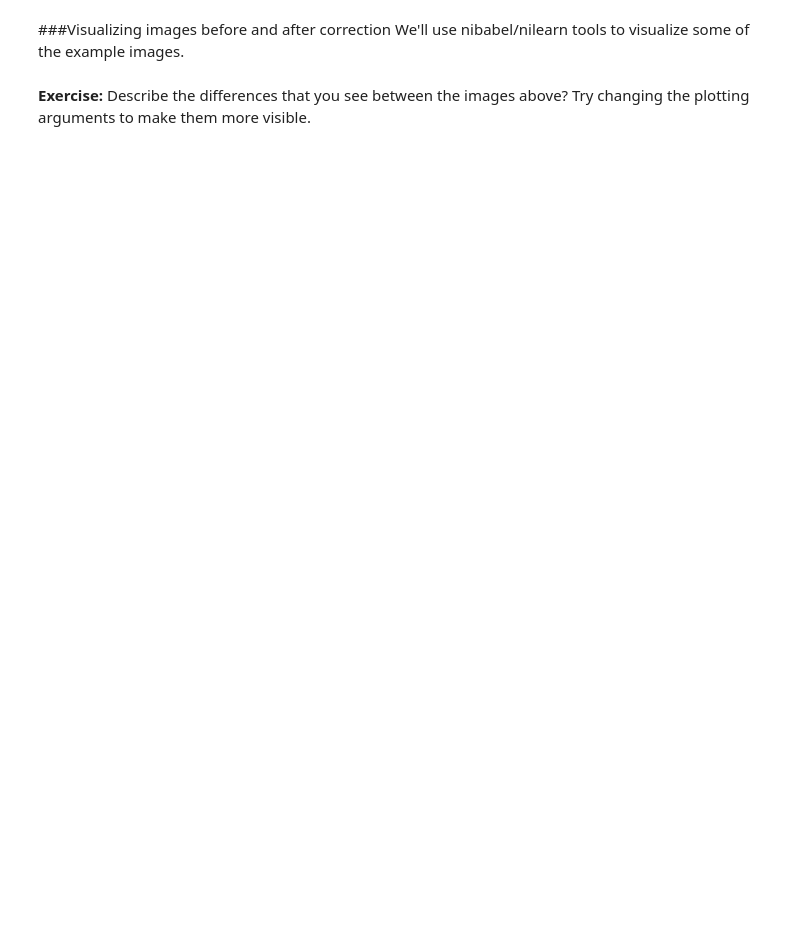
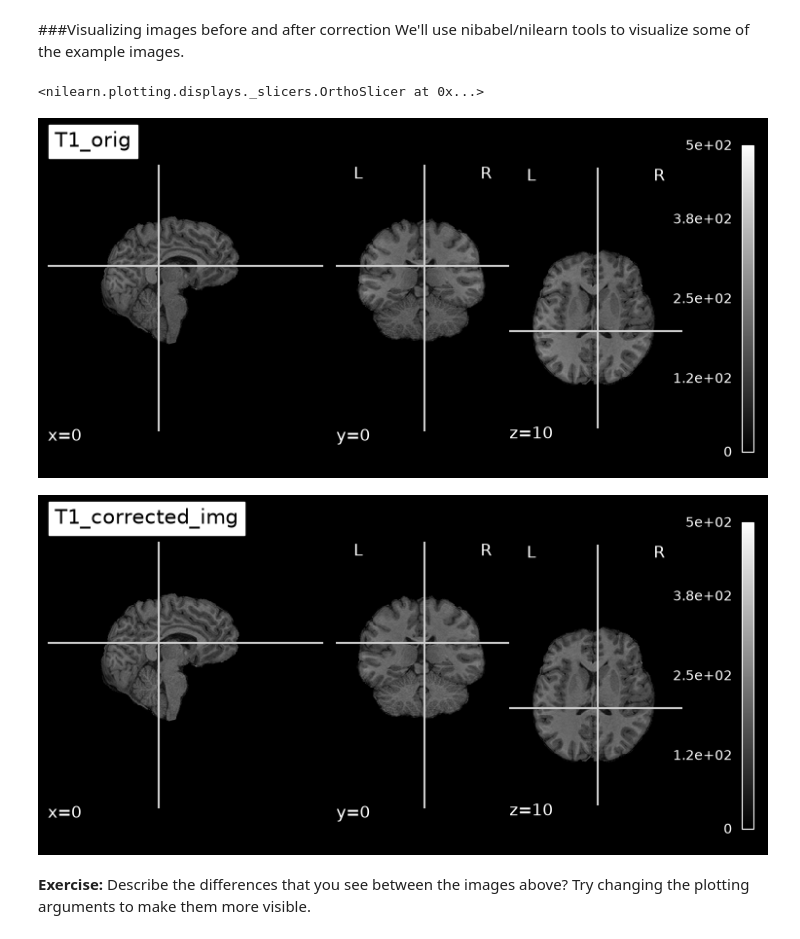
Before and after one commit to sacumesh/medical-imagining-labs, a Jupyter notebook: P2/MBDS_P2_exercises.ipynb, the cells around one changed output. Cells and saved outputs as stored; diff of their text form; code cells hidden in the pictures; blank space fills up the shorter version.

```diff
--- a/P2/MBDS_P2_exercises.ipynb
+++ b/P2/MBDS_P2_exercises.ipynb
@@ -100,16 +114,26 @@ The ***bias field correction*** produces changes in the histogram and can have a
 ###Visualizing images before and after correction
 We'll use nibabel/nilearn tools to visualize some of the example images.
 # %%
+from pathlib import Path
+
+
+DATA_DIR = "data_MHEDAS_MI_P1"
+base_dir = Path(DATA_DIR) if Path(DATA_DIR).exists() else Path(".")
+
 import nibabel as nib
 from nilearn import plotting
-T1_orig = 'example_T1_brain.nii.gz'
-T1_corrected = 'example_T1_brain_restore.nii.gz' # this is the bias corrected image :)
+T1_orig = base_dir / 'example_T1_brain.nii.gz'
+T1_corrected = base_dir / 'example_T1_brain_restore.nii.gz' # this is the bias corrected image :)
 T1_img_orig = nib.load(T1_orig)
 T1_img_corrected = nib.load(T1_corrected)
 
 # plot
 cut_coords = (0,0,10) # try changing these coordinates
 plotting.plot_anat(T1_orig, title="T1_orig", cut_coords=cut_coords, vmax=500)
 plotting.plot_anat(T1_corrected, title="T1_corrected_img", cut_coords=cut_coords, vmax=500)
+# %% [output]
+<nilearn.plotting.displays._slicers.OrthoSlicer at 0x...>
+[figure, added]
+[figure, added]
 # %% [markdown]
 **Exercise:** Describe the differences that you see between the images above? Try changing the plotting arguments to make them more visible.
```
Also changed, not shown: parts of 5 cells of this notebook.
